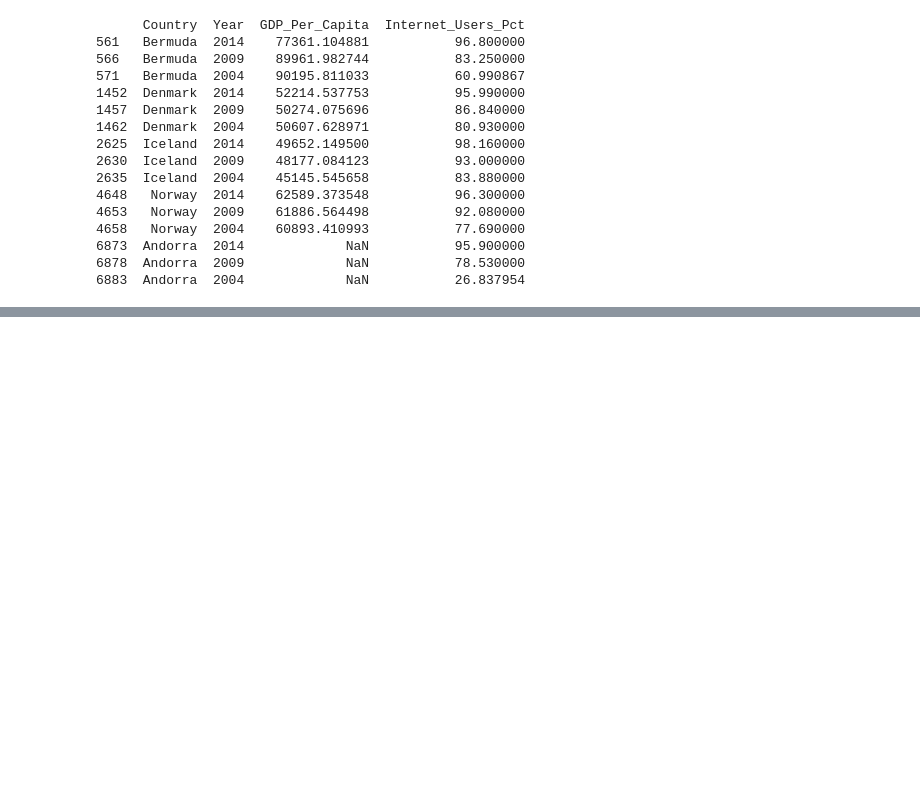
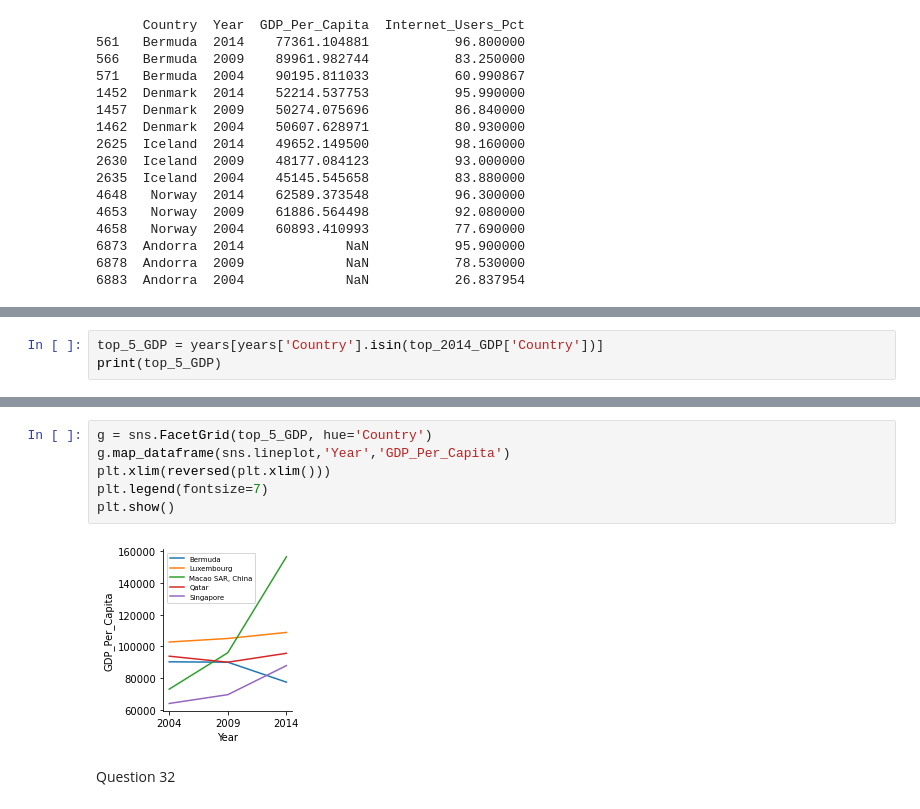
Before and after one commit to kmgarrett1/gdp-and-internet-usage, a Jupyter notebook: notebooks/GDP_Internet_Usage.ipynb, the cells around one changed output, grey strips where cells are left out. Saved outputs shown, nothing was run; the diff lists cells and outputs as text; blank space fills up the shorter version.

```diff
--- a/notebooks/GDP_Internet_Usage.ipynb
+++ b/notebooks/GDP_Internet_Usage.ipynb
@@ -400,0 +464,3 @@ Question 29
+# %%
+top_5_GDP = years[years['Country'].isin(top_2014_GDP['Country'])]
+print(top_5_GDP)
@@ -400,0 +484,10 @@ Question 29
+# %%
+g = sns.FacetGrid(top_5_GDP, hue='Country')
+g.map_dataframe(sns.lineplot,'Year','GDP_Per_Capita')
+plt.xlim(reversed(plt.xlim()))
+plt.legend(fontsize=7)
+plt.show()
+# %% [output]
+[figure, added]
+# %% [markdown]
+Question 32
```
Also changed, not shown: parts of 17 cells of this notebook.
